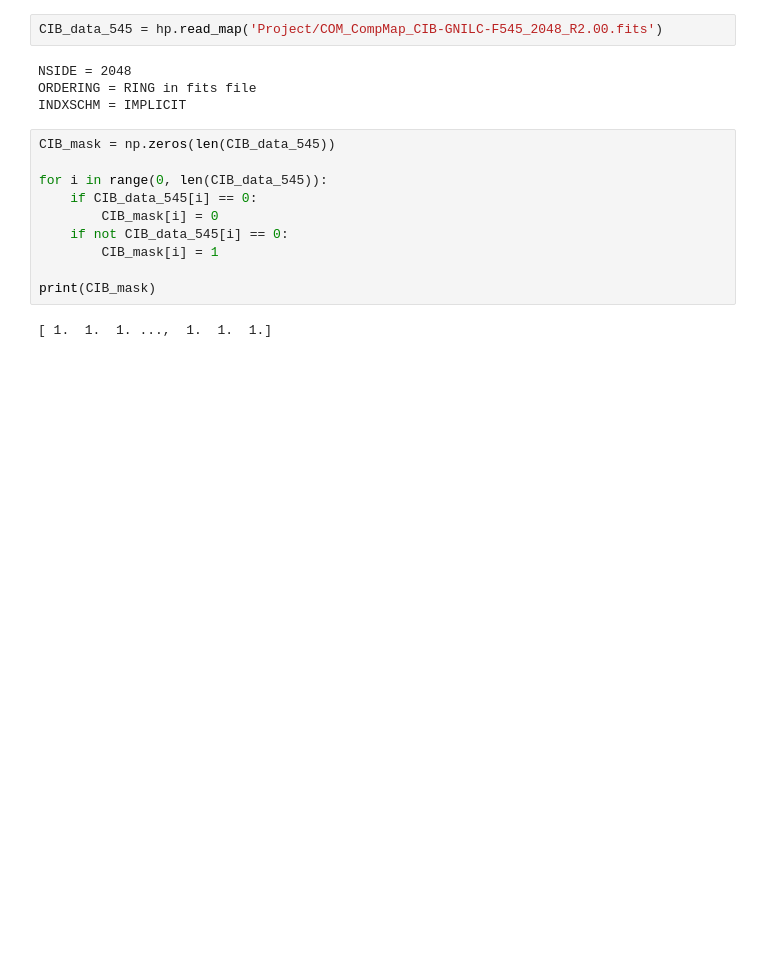
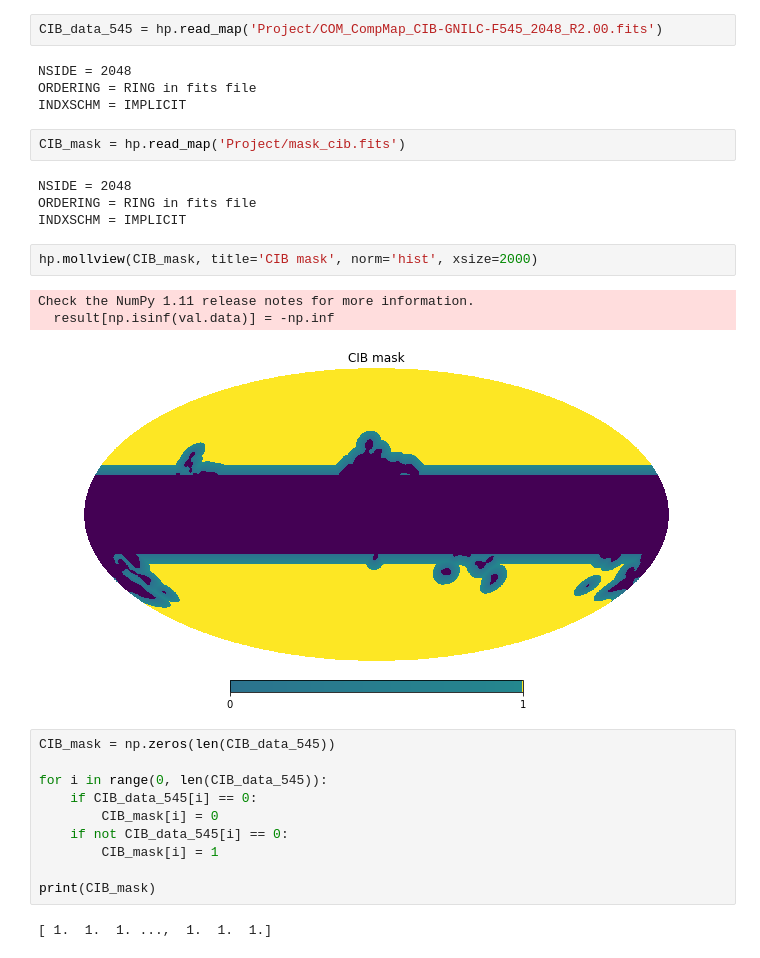
Before and after one commit to annaelawrence/MASt_project, a Jupyter notebook: project maps, power spectra.ipynb, the cells around one changed output. Saved outputs shown, nothing was run; the diff lists cells and outputs as text; blank space fills up the shorter version.

```diff
--- a/project maps, power spectra.ipynb
+++ b/project maps, power spectra.ipynb
@@ -18,6 +18,18 @@ CIB_data_545 = hp.read_map('Project/COM_CompMap_CIB-GNILC-F545_2048_R2.00.fits')
 NSIDE = 2048
 ORDERING = RING in fits file
 INDXSCHM = IMPLICIT
+# %%
+CIB_mask = hp.read_map('Project/mask_cib.fits')
+# %% [output]
+NSIDE = 2048
+ORDERING = RING in fits file
+INDXSCHM = IMPLICIT
+# %%
+hp.mollview(CIB_mask, title='CIB mask', norm='hist', xsize=2000)
+# %% [output]
+Check the NumPy 1.11 release notes for more information.
+  result[np.isinf(val.data)] = -np.inf
+[figure, added]
 # %%
 CIB_mask = np.zeros(len(CIB_data_545))
 
```
Also changed, not shown: parts of 17 cells of this notebook, 1 other file.
